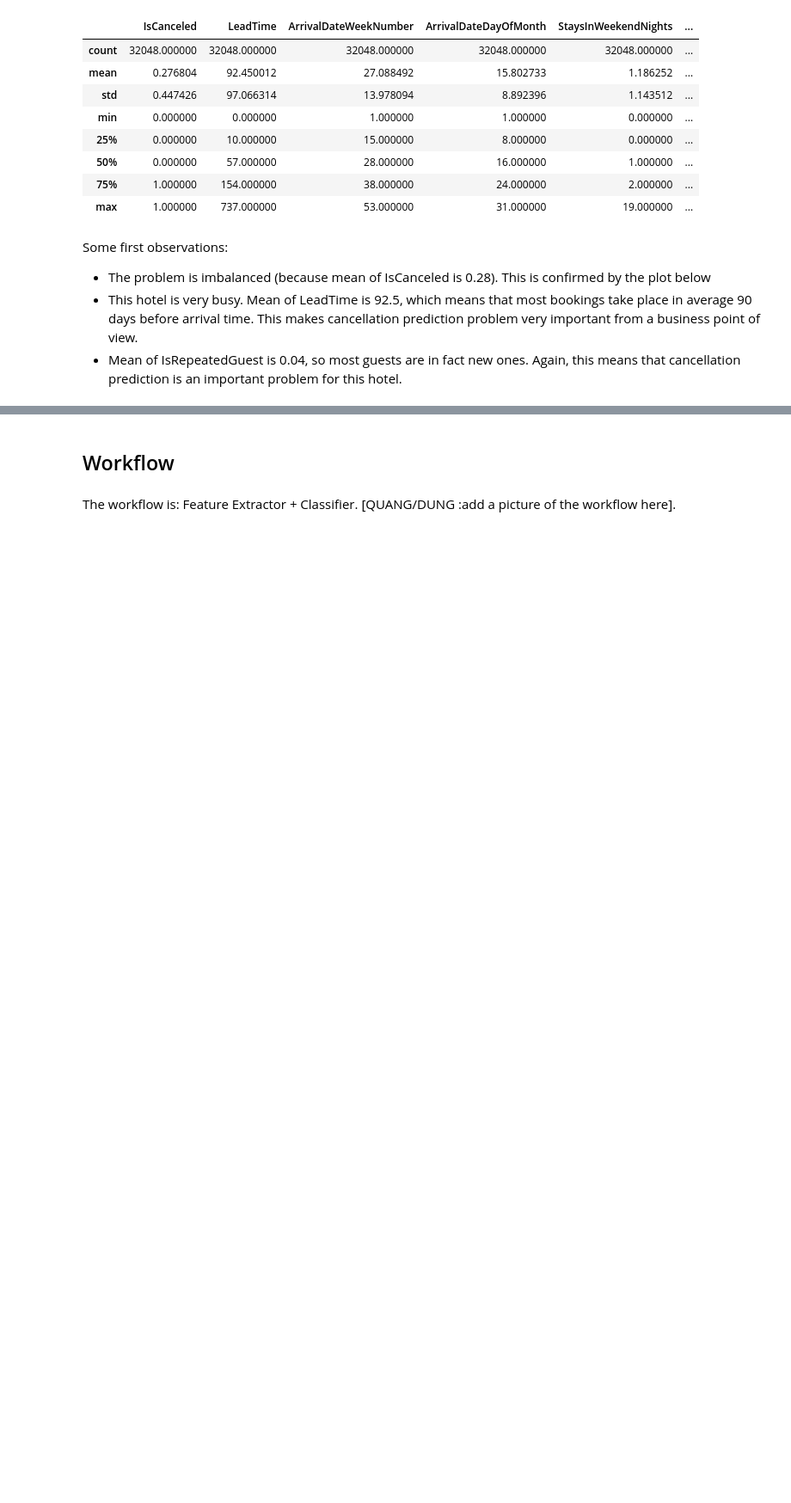
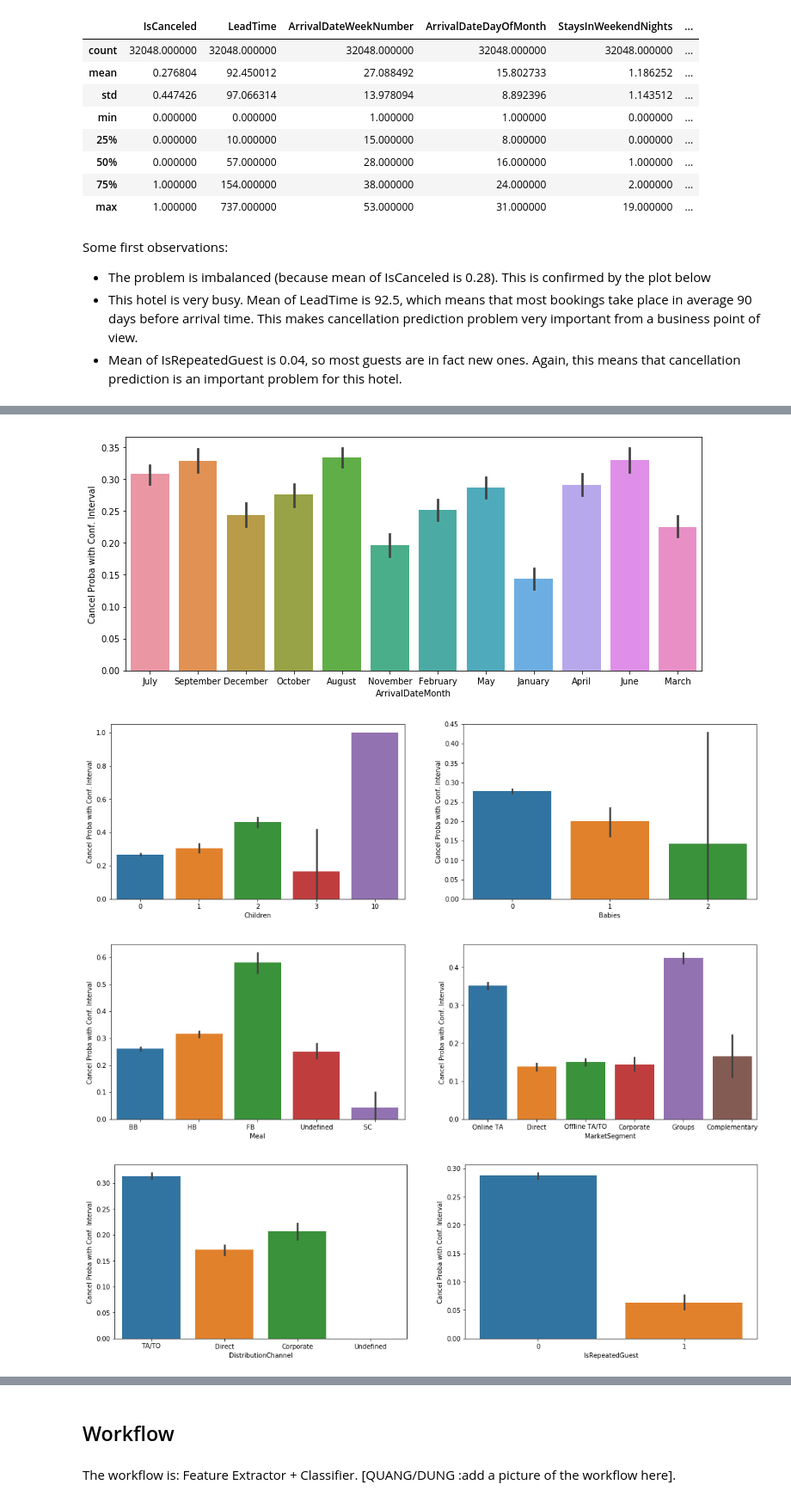
Before and after one commit to hai-dang-dau/hotel_booking, a Jupyter notebook: hotel_booking_starting_kit.ipynb, the cells around one changed output, grey strips where cells are left out. Shown at 86% size. Cells and saved outputs as stored; diff of their text form; code cells hidden in the pictures; blank space fills up the shorter version.

```diff
--- a/hotel_booking_starting_kit.ipynb
+++ b/hotel_booking_starting_kit.ipynb
@@ -120,0 +149,23 @@ sns.countplot(x = 'IsCanceled', data = data)
+# %%
+plt_cat_cols = [col for col in data.columns if (len(set(data[col])) <= 12) and (col != "IsCanceled")]
+
+iterator_ax = 0
+for i, col in enumerate(plt_cat_cols):
+    if i ==0:
+        fig, current_ax = plt.subplots(figsize = (12,5))
+    else:
+        try:
+            current_ax = next(iterator_ax)
+        except:
+            plt.show()
+            fig, ax = plt.subplots(1, 2, figsize = (18, 5))
+            iterator_ax = iter(ax)
+            current_ax = next(iterator_ax)
+    sns.barplot(x = col, y = 'IsCanceled', data = data, ax = current_ax)
+    current_ax.set(ylabel = "Cancel Proba with Conf. Interval")
+plt.show()
+# %% [output]
+[figure, added]
+[figure, added]
+[figure, added]
+[figure, added]
```
Also changed, not shown: parts of 6 cells of this notebook, 1 other file.
